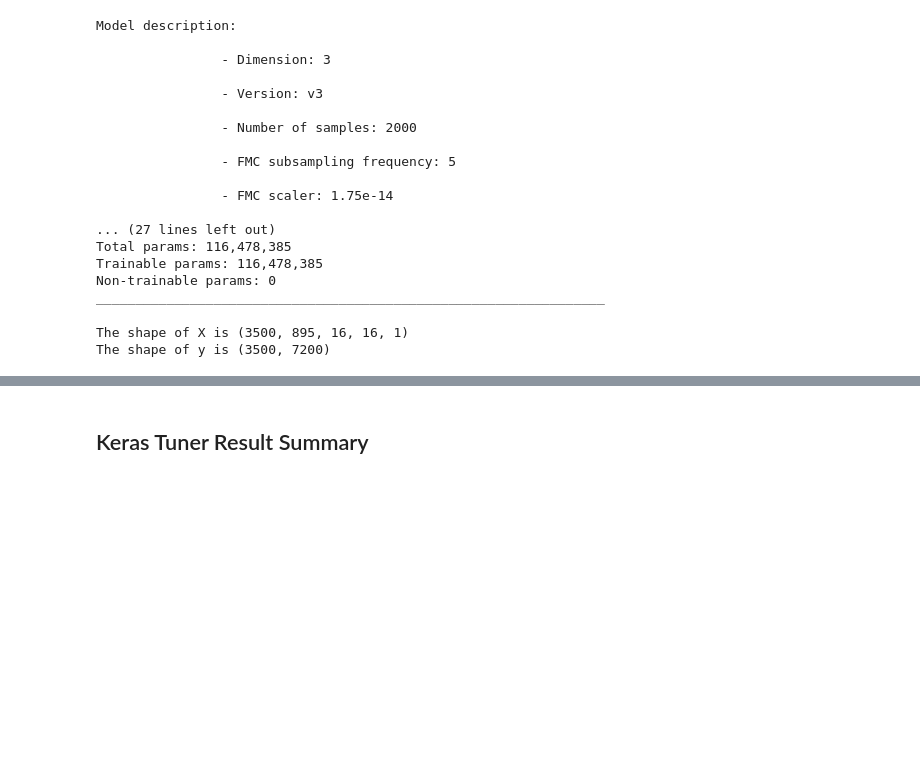
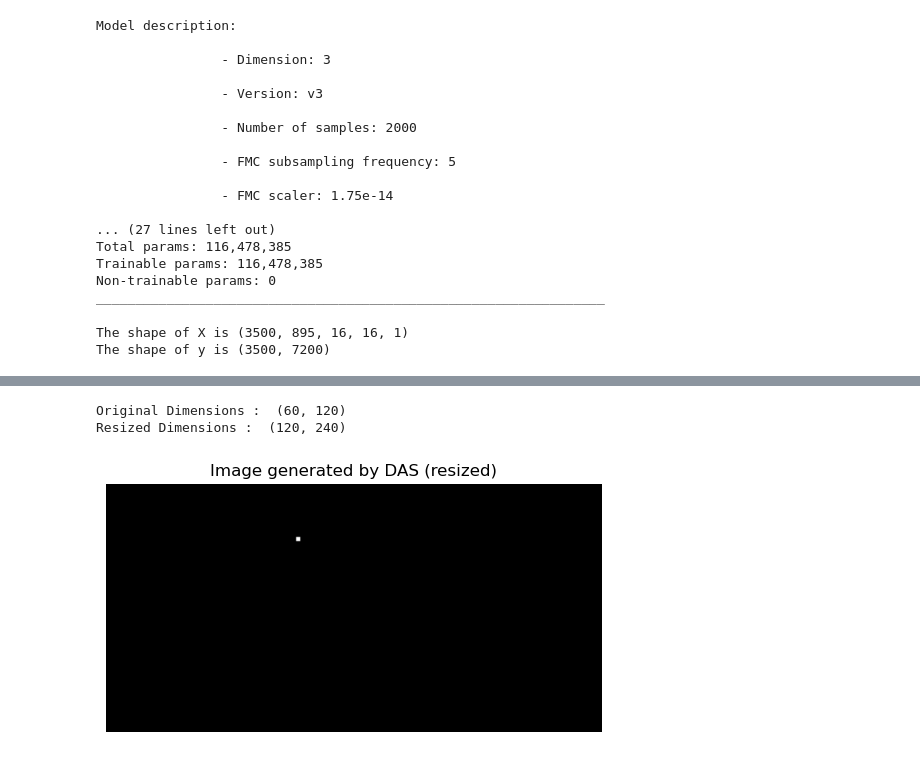
Before and after one commit to MC-Kangan/FYP_Ultrasound_Imaging_ML, a Jupyter notebook: Model_tester.ipynb, the cells around one changed output, grey strips where cells are left out. Cells and saved outputs as stored; diff of their text form; code cells hidden in the pictures; blank space fills up the shorter version.

```diff
--- a/Model_tester.ipynb
+++ b/Model_tester.ipynb
@@ -132,2 +135,23 @@ plt.show()
-# %% [markdown]
-## Keras Tuner Result Summary
+# %%
+# Increase the size of the image by 200%
+
+print('Original Dimensions : ',img.shape)
+
+scale_percent = 200 # percent of original size
+width = int(img.shape[1] * scale_percent / 100)
+height = int(img.shape[0] * scale_percent / 100)
+dim = (width, height)
+
+# resize image
+resized = cv.resize(img, dim, interpolation = cv.INTER_AREA)
+
+print('Resized Dimensions : ',resized.shape)
+
+plt.imshow(resized, cmap='gray')
+plt.title('Image generated by DAS (resized)')
+plt.axis('off')
+plt.show()
+# %% [output]
+Original Dimensions :  (60, 120)
+Resized Dimensions :  (120, 240)
+[figure, added]
```
Also changed, not shown: parts of 12 cells of this notebook, 2 other files.
